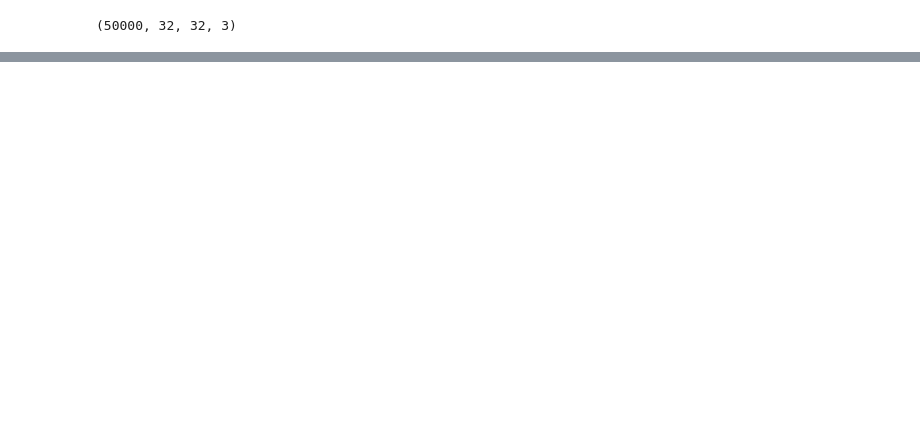
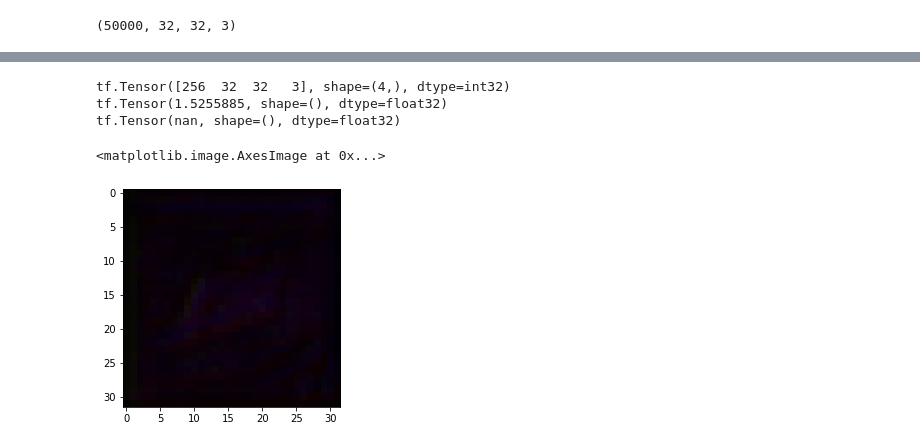
Before and after one commit to bemc22/spectral-gans, a Jupyter notebook: notebooks/GSDtrain.ipynb, the cells around one changed output, grey strips where cells are left out. Cells and saved outputs as stored; diff of their text form; code cells hidden in the pictures; blank space fills up the shorter version.

```diff
--- a/notebooks/GSDtrain.ipynb
+++ b/notebooks/GSDtrain.ipynb
@@ -57,3 +78,26 @@ D = make_discriminator(input_shape, features=features, factors=FACTOR)
+# %%
+images = next(iter(train_dataset))
+
+generated_images = A(images, training=True)
+print(tf.shape(generated_images))
+real_output = discriminator([images, images], training=True)
+fake_output = discriminator([images, generated_images], training=True)
+
+# LOSS COMPUTING
+A_loss = autoencoder_loss(images, generated_images, real_output, fake_output)
+D_loss = discriminator_losspix2pix(real_output, fake_output)
+
+print(D_loss)
+print(A_loss)
+# %% [output]
+tf.Tensor([256  32  32   3], shape=(4,), dtype=int32)
+tf.Tensor(1.5255885, shape=(), dtype=float32)
+tf.Tensor(nan, shape=(), dtype=float32)
+# %%
+plt.imshow(gen_output[0, ...], vmin = np.min(gen_output), vmax = np.max(gen_output))
+# %% [output]
+<matplotlib.image.AxesImage at 0x...>
+[figure, added]
 # %%
 A.summary()
 # %% [output]
```
Also changed, not shown: parts of 11 cells of this notebook, 4 other files.
